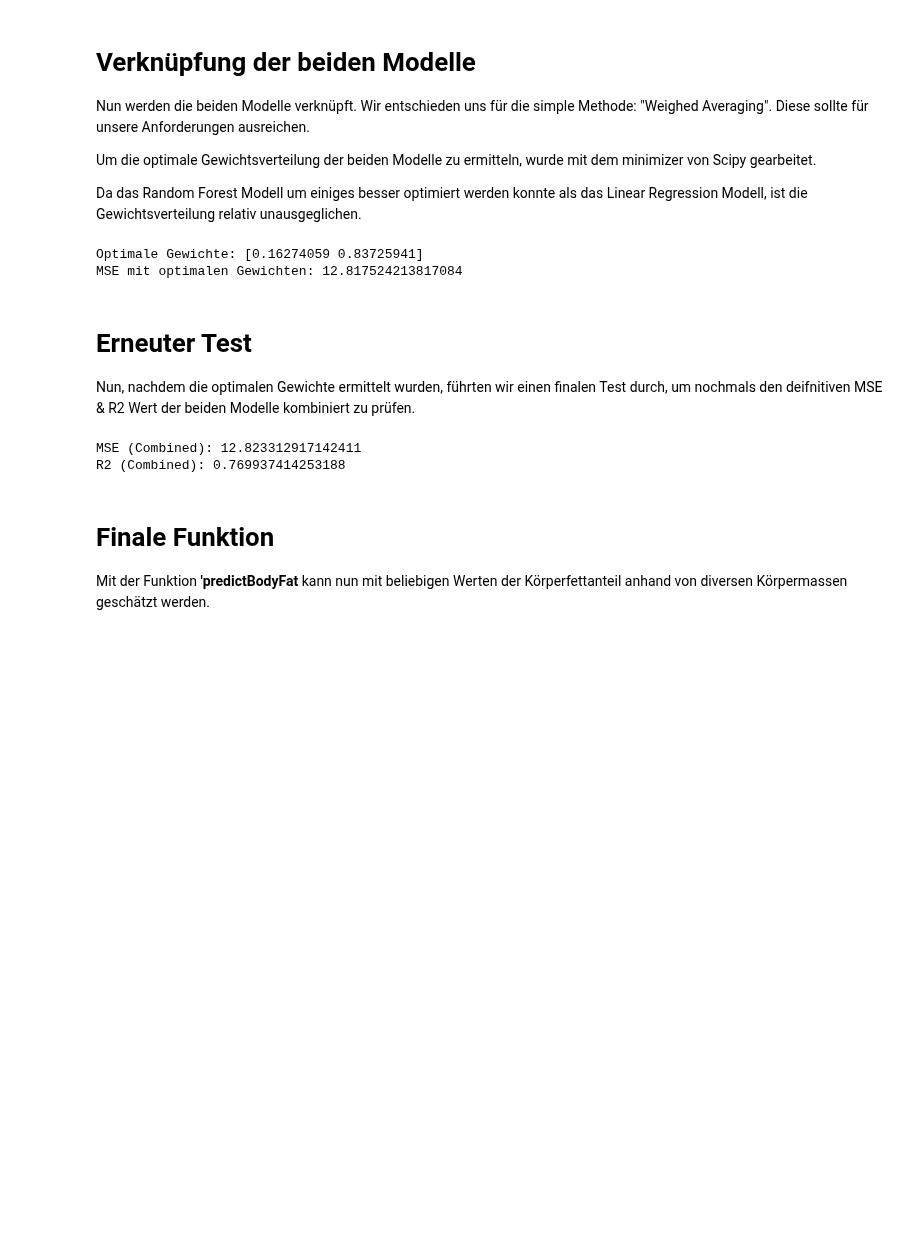
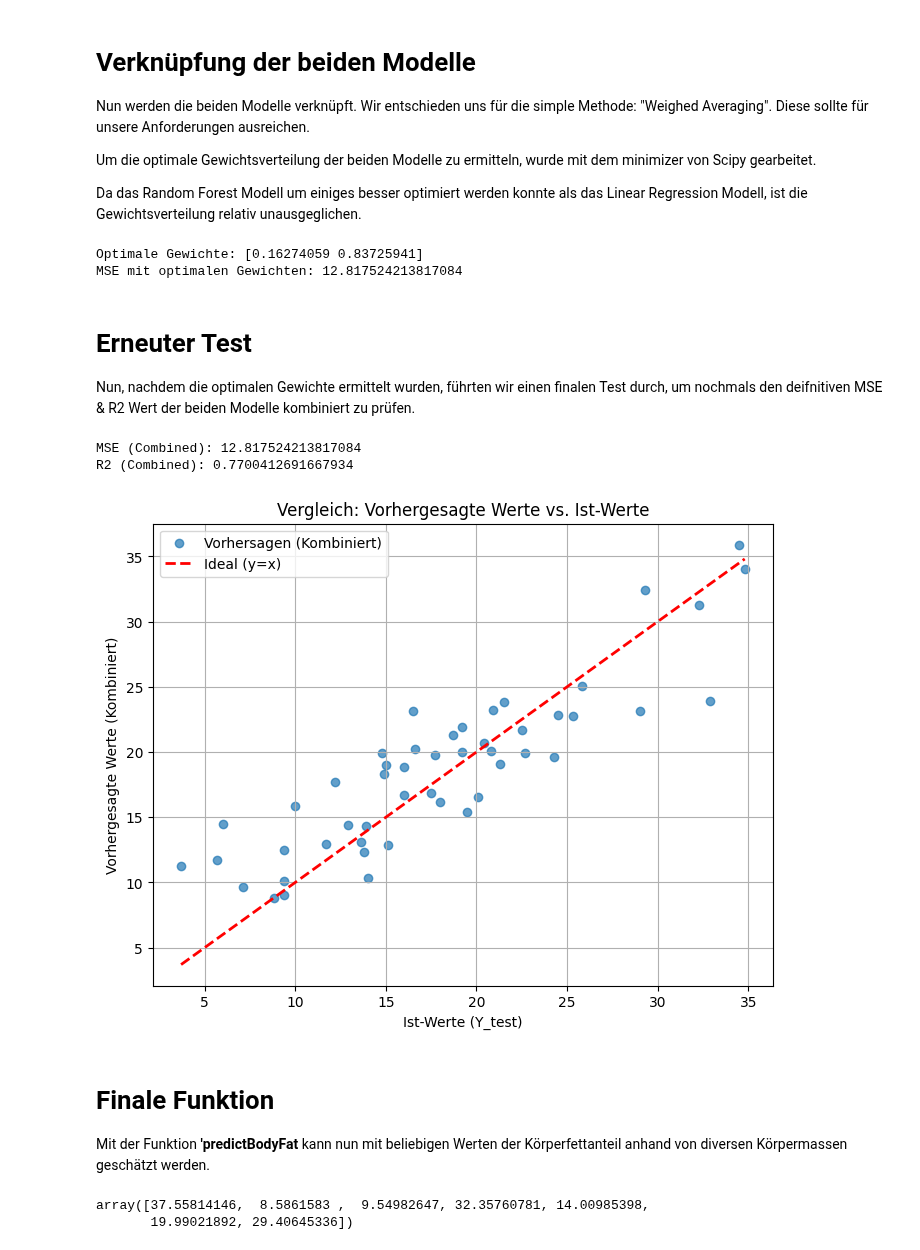
Before and after one commit to Feyabolt/CDS_1011_LN2, a Jupyter notebook: dev/main.ipynb, the cells around one changed output. Drawn from its saved outputs; the diff is of its cells as text; code cells hidden in the pictures; blank space fills up the shorter version.

```diff
--- a/dev/main.ipynb
+++ b/dev/main.ipynb
@@ -182,7 +182,7 @@ pipelineDecisionTree = Pipeline([
 
 pipelineForest = Pipeline([
     ('prep', preprocessor),
-    ('model', RandomForestRegressor (n_estimators=200, max_features=13, random_state=42, n_jobs=1))
+    ('model', RandomForestRegressor (n_estimators=200, max_features=12, random_state=42, n_jobs=1))
 ])
 
 pipelineXGB = Pipeline([
@@ -278,7 +278,7 @@ param_grid = [
     {'model__max_features': [12],
      'model__n_estimators': [50, 100, 200, 300]},
 ]
-grid_search = GridSearchCV(pipelineForest, param_grid, cv=10, n_jobs=1,
+grid_search = GridSearchCV(pipelineForest, param_grid, cv=10, n_jobs=-1,
                            scoring='neg_root_mean_squared_error',)
 grid_search.fit(X_train, Y_train)
 # %% [output]
@@ -587,8 +587,8 @@ y_pred_linear = finalPipelineLinear.predict(X_test)
 y_pred_forest = finalPipelineForest.predict(X_test)
 
 # Gewichtetes Mittel
-weight_linear = 0.2#best_weights[0]      # Gewicht für Lineare Regression
-weight_forest = 0.8#best_weights[1]      # Gewicht für Random Forest
+weight_linear = best_weights[0]      # Gewicht für Lineare Regression
+weight_forest = best_weights[1]      # Gewicht für Random Forest
 
 y_pred_combined = (weight_linear * y_pred_linear) + (weight_forest * y_pred_forest)
 
@@ -600,8 +600,23 @@ r2_combined = r2_score(Y_test, y_pred_combined)
 print("MSE (Combined):", mse_combined)
 print("R2 (Combined):", r2_combined)
 # %% [output]
-MSE (Combined): 12.823312917142411
-R2 (Combined): 0.769937414253188
+MSE (Combined): 12.817524213817084
+R2 (Combined): 0.7700412691667934
+# %%
+# Scatter-Plot: Vorhersagen vs. Ist-Werte
+plt.figure(figsize=(8, 6))
+plt.scatter(Y_test, y_pred_combined, alpha=0.7, label="Vorhersagen (Kombiniert)")
+plt.plot([Y_test.min(), Y_test.max()], [Y_test.min(), Y_test.max()], 'r--', lw=2, label="Ideal (y=x)")
+
+# Achsentitel und Diagrammtitel hinzufügen
+plt.xlabel("Ist-Werte (Y_test)")
+plt.ylabel("Vorhergesagte Werte (Kombiniert)")
+plt.title("Vergleich: Vorhergesagte Werte vs. Ist-Werte")
+plt.legend()
+plt.grid(True)
+plt.show()
+# %% [output]
+[figure, added]
 # %% [markdown]
 # Finale Funktion
 
@@ -618,3 +633,25 @@ def predictBodyFat(X):
 
     y_pred_combined = (weight_linear * y_pred_linear) + (weight_forest * y_pred_forest)
     return y_pred_combined
+# %%
+usedCols = final_features
+dataset = pd.read_csv("../dataset/RemovedData.csv", usecols=usedCols)
+
+height = dataset[["Height"]].values
+weight = dataset[["Weight"]].values
+
+# Anpassung der Daten "Height" und "Weight" auf das Metrische Masssystem
+for index in range(len(weight)):
+    height[index] = height[index] * 2.54
+    weight[index] = weight[index] * 0.454
+
+dataset[["Height"]] = height
+dataset[["Weight"]] = weight
+dataset
+
+X = dataset[final_features]
+prediction = predictBodyFat(X)
+prediction
+# %% [output]
+array([37.55814146,  8.5861583 ,  9.54982647, 32.35760781, 14.00985398,
+       19.99021892, 29.40645336])
```
